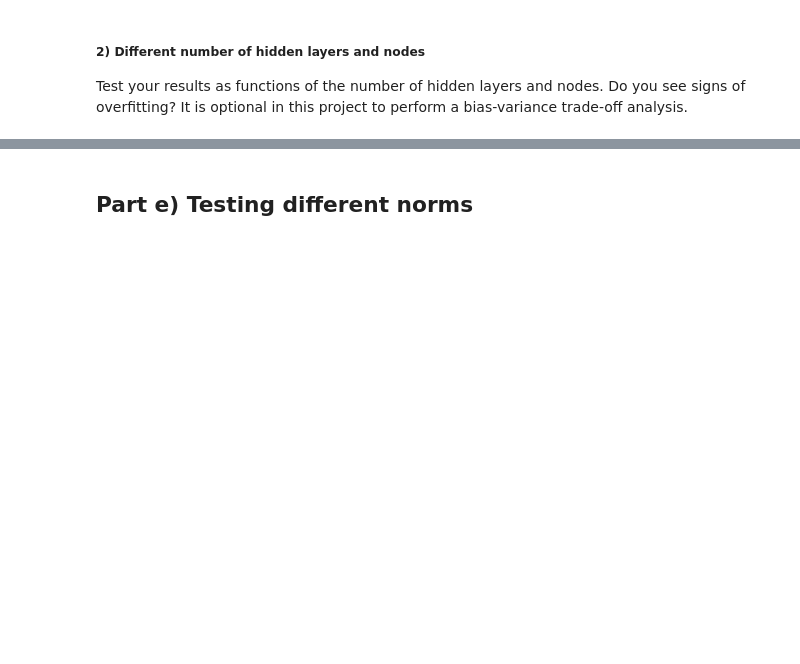
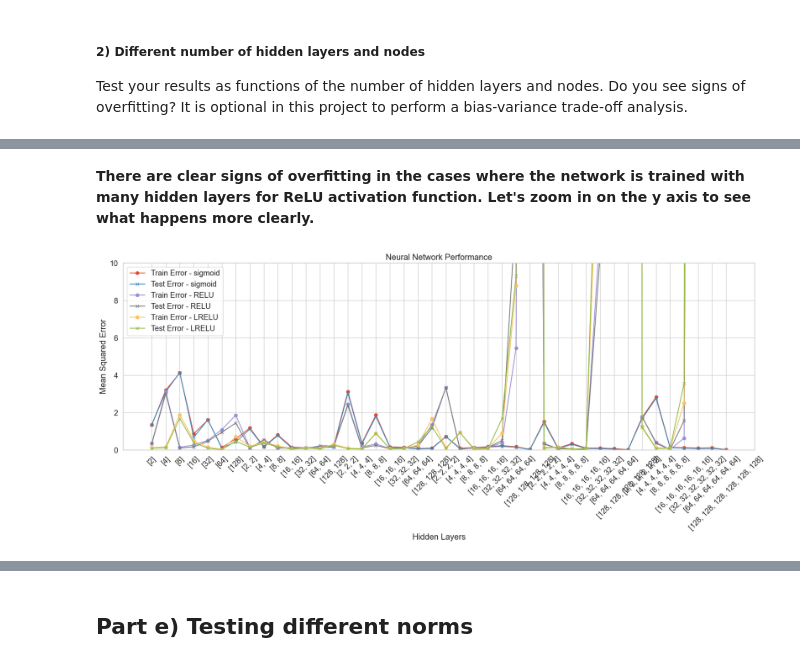
Before and after one commit to kjes4pres/Project_2_FYSSTK, a Jupyter notebook: Code/main/main_all.ipynb, the cells around one changed output, grey strips where cells are left out. Cells and saved outputs as stored; diff of their text form; code cells hidden in the pictures; blank space fills up the shorter version.

```diff
--- a/Code/main/main_all.ipynb
+++ b/Code/main/main_all.ipynb
@@ -555,0 +607,21 @@ Test your results as functions of the number of hidden layers and nodes. Do you
+# %% [markdown]
+**There are clear signs of overfitting in the cases where the network is trained with many hidden layers for ReLU activation function. Let's zoom in on the y axis to see what happens more clearly.**
+# %%
+fig, ax = plt.subplots(figsize=(18,8))
+
+for activate in df['activation'].unique():
+    subset = df[df['activation'] == activate]
+    ax.plot(subset['layers'].astype(str), subset['train_error'], marker='o', label=f'Train Error - {activate}')
+    ax.plot(subset['layers'].astype(str), subset['test_error'], marker='x', label=f'Test Error - {activate}')
+
+ax.set_ylim(0, 10)
+
+ax.set_xlabel("Hidden Layers")
+ax.set_ylabel("Mean Squared Error")
+ax.set_title("Neural Network Performance")
+ax.legend()
+plt.xticks(rotation=45)
+plt.grid(True)
+fig.tight_layout()
+# %% [output]
+[figure, added]
```
Also changed, not shown: parts of 38 cells of this notebook.
